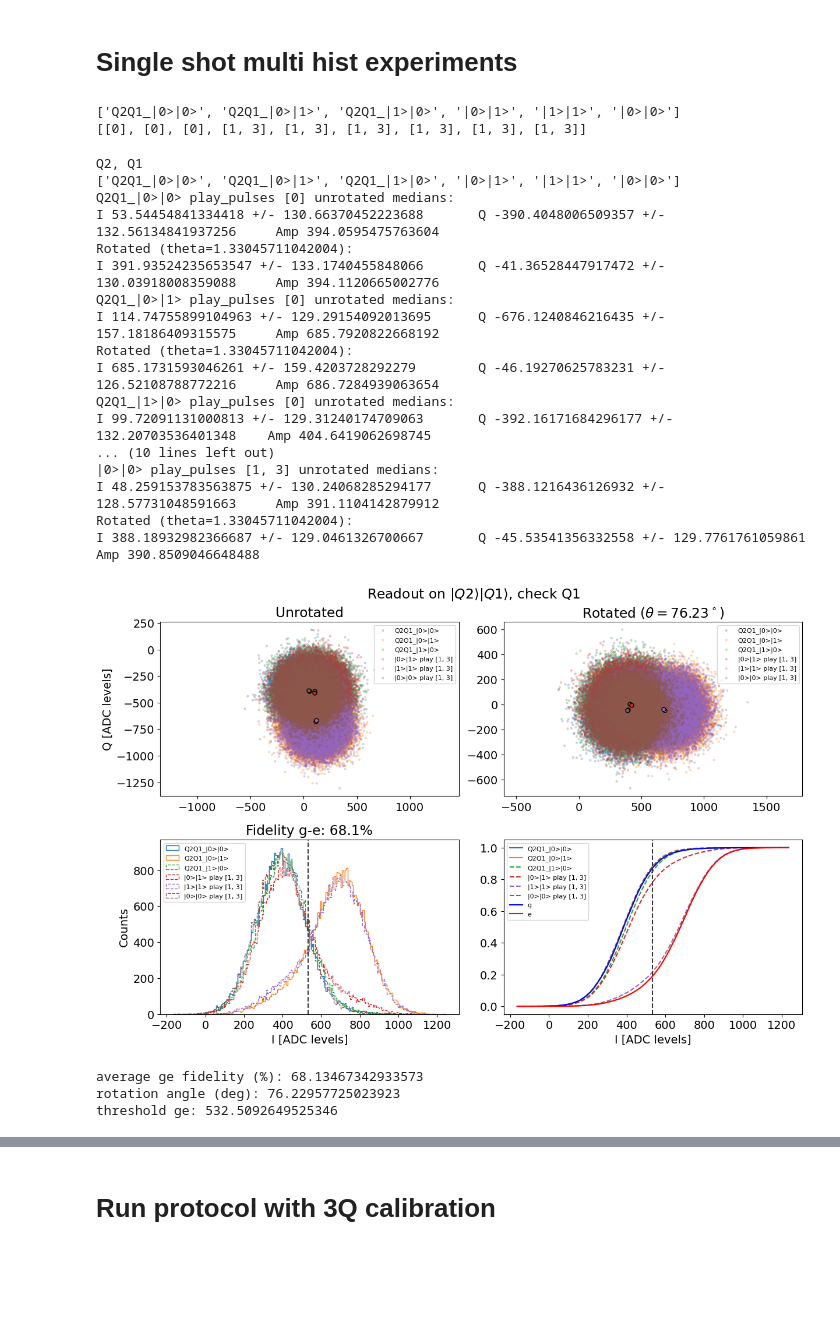
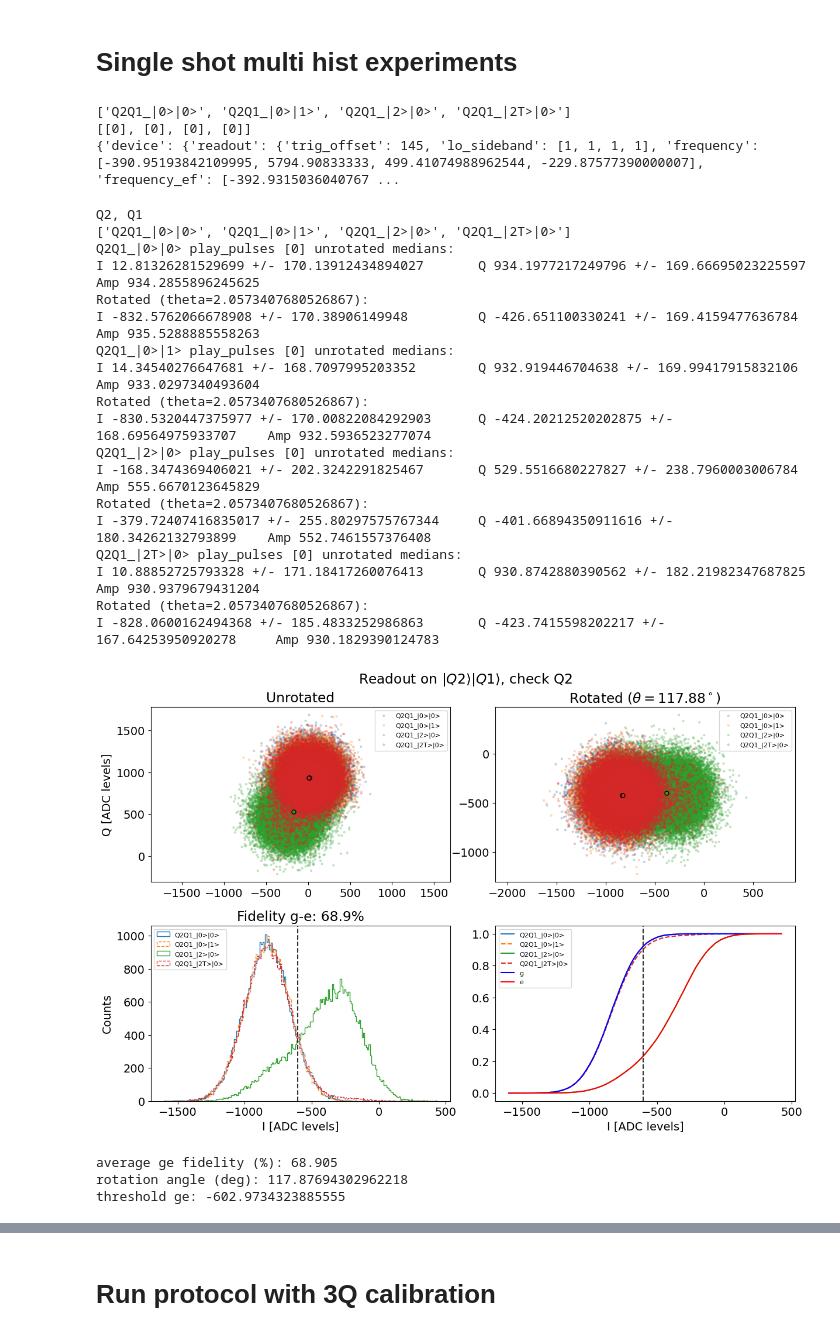
Before and after one commit to SchusterLab/qram_tprocv1_expts, a Jupyter notebook: qram_protocol_sandbox.ipynb, the cells around one changed output, grey strips where cells are left out. Saved outputs shown, nothing was run; the diff lists cells and outputs as text; code cells hidden in the pictures; blank space fills up the shorter version.

```diff
--- a/qram_protocol_sandbox.ipynb
+++ b/qram_protocol_sandbox.ipynb
@@ -201,15 +201,20 @@ qramExpt = meas.QramProtocolSingleShotExperiment(
 # always going to check |Qx>|Q1>
 q_other = 2 # Qx
 
-check_states = ['|0>|0>', '|0>|1>',  '|1>|0>'] # for calibration angle: prepare variations on Qx and Q1
+# check_states = ['|0>|0>', '|0>|1>',  '|1>|0>'] # for calibration angle: prepare variations on Qx and Q1
+check_states = ['|0>|0>', '|0>|1>',  '|2>|0>'] # for calibration angle: prepare variations on Qx and Q1
 if q_other != 0:
     for i in range(len(check_states)):
         check_states[i] = f'Q{q_other}Q1_' + check_states[i]
-play_pulses_list = [[0] for i in range(3)]
+play_pulses_list = [[0] for i in range(len(check_states))]
 
 # check_states = ['|0>|0>', '|0>|1>', '|1>|0>', '|1>|1>', '|0+1>|0>', '|0+1>|1>', '|0>|0+1>', '|1>|0+1>']
-check_states += ['|0>|1>', '|1>|1>', '|0>|0>'] # initialize on Q0, Q1
-play_pulses_list += [[1, 3] for i in range(len(check_states))]
+# check_states_with_init = ['|0>|1>', '|1>|1>', '|0>|0>']
+# check_states_with_init = ['|0>|1>']
+check_states_with_init = [f'Q{q_other}Q1_|2T>|0>']
+check_states += check_states_with_init # initialize on Q0, Q1
+play_pulses_list += [[0] for i in range(len(check_states_with_init))]
+# play_pulses_list += [[1] for i in range(len(check_states_with_init))]
 
 
 # check_states = ['|0>|1>', '|1>|1>', '|0>|0>']
@@ -224,11 +229,18 @@ qramExpt.cfg.expt = dict(
     play_pulses_list=play_pulses_list,
     reps=40000, # number of reps per time step,
     q_other=q_other,
+
+    # cool_qubits=[0, 1, 2],
+    # cool_qubits=None,
 )
+
+# print('using readout frequency for ef distinguishing')
+qramExpt.cfg.device.readout.frequency[q_other] = qramExpt.cfg.device.readout.frequency_ef[q_other]
+qramExpt.cfg.device.readout.readout_length[q_other] = qramExpt.cfg.device.readout.readout_length_ef[q_other]
 
 # qramExpt.cfg.device.readout.relax_delay = [10, 10, 10, 10] # Wait time between experiments [us]
 
-# print(qramExpt.cfg)
+print(qramExpt.cfg)
 
 import Pyro4.util
 try:
@@ -237,54 +249,56 @@ except Exception:
     print("Pyro traceback:")
     print("".join(Pyro4.util.getPyroTraceback()))
 # %% [output]
-['Q2Q1_|0>|0>', 'Q2Q1_|0>|1>', 'Q2Q1_|1>|0>', '|0>|1>', '|1>|1>', '|0>|0>']
-[[0], [0], [0], [1, 3], [1, 3], [1, 3], [1, 3], [1, 3], [1, 3]]
+['Q2Q1_|0>|0>', 'Q2Q1_|0>|1>', 'Q2Q1_|2>|0>', 'Q2Q1_|2T>|0>']
+[[0], [0], [0], [0]]
+{'device': {'readout': {'trig_offset': 145, 'lo_sideband': [1, 1, 1, 1], 'frequency': [-390.95193842109995, 5794.90833333, 499.41074988962544, -229.87577390000007], 'frequency_ef': [-392.9315036040767 ...
 # %%
 # TESTING
 # qramExpt = meas.QramProtocolSingleShotExperiment(config_file=config_path,)
 # temp_data, attrs = prev_data(expt_path, '00000_QramSingleShotHist.h5')
 # qramExpt.data = temp_data
 # qramExpt.cfg = AttrDict(attrs['config'])
 # check_states = qramExpt.cfg.expt.check_states
 # if check_states[0][2:5] == 'Q1_': q_other = int(check_states[0][1])
 # else: q_other = 0
 
 
-# check_qubit = q_other
-check_qubit = 1
+check_qubit = q_other
+# check_qubit = 1
 
 # Define the states to use for the rotation of g/e
 if check_qubit == 1:
     g_states = [0]
     e_states = [1]
 else:
     g_states = [0]
     e_states = [2]
 
 
 print(f'Q{q_other}, Q1')
 print(check_states)
 
 qramExpt.display(data=None, check_qubit=check_qubit, qubits=[q_other, 1], play_pulses_list=qramExpt.cfg.expt.play_pulses_list, theta=None, check_states=check_states, g_states=g_states, e_states=e_states, verbose=True)
 # %% [output]
 Q2, Q1
-['Q2Q1_|0>|0>', 'Q2Q1_|0>|1>', 'Q2Q1_|1>|0>', '|0>|1>', '|1>|1>', '|0>|0>']
+['Q2Q1_|0>|0>', 'Q2Q1_|0>|1>', 'Q2Q1_|2>|0>', 'Q2Q1_|2T>|0>']
 Q2Q1_|0>|0> play_pulses [0] unrotated medians:
-I 53.54454841334418 +/- 130.66370452223688       Q -390.4048006509357 +/- 132.56134841937256     Amp 394.0595475763604
-Rotated (theta=1.33045711042004):
-I 391.93524235653547 +/- 133.1740455848066       Q -41.36528447917472 +/- 130.03918008359088     Amp 394.1120665002776
+I 12.81326281529699 +/- 170.13912434894027       Q 934.1977217249796 +/- 169.66695023225597      Amp 934.2855896245625
+Rotated (theta=2.0573407680526867):
+I -832.5762066678908 +/- 170.38906149948         Q -426.651100330241 +/- 169.4159477636784       Amp 935.5288885558263
 Q2Q1_|0>|1> play_pulses [0] unrotated medians:
-I 114.74755899104963 +/- 129.29154092013695      Q -676.1240846216435 +/- 157.18186409315575     Amp 685.7920822668192
-Rotated (theta=1.33045711042004):
-I 685.1731593046261 +/- 159.4203728292279        Q -46.19270625783231 +/- 126.52108788772216     Amp 686.7284939063654
-Q2Q1_|1>|0> play_pulses [0] unrotated medians:
-I 99.72091131000813 +/- 129.31240174709063       Q -392.16171684296177 +/- 132.20703536401348    Amp 404.6419062698745
-... (10 lines left out)
-|0>|0> play_pulses [1, 3] unrotated medians:
-I 48.259153783563875 +/- 130.24068285294177      Q -388.1216436126932 +/- 128.57731048591663     Amp 391.1104142879912
-Rotated (theta=1.33045711042004):
-I 388.18932982366687 +/- 129.0461326700667       Q -45.53541356332558 +/- 129.7761761059861      Amp 390.8509046648488
+I 14.34540276647681 +/- 168.7097995203352        Q 932.919446704638 +/- 169.99417915832106       Amp 933.0297340493604
+Rotated (theta=2.0573407680526867):
+I -830.5320447375977 +/- 170.00822084292903      Q -424.20212520202875 +/- 168.69564975933707    Amp 932.5936523277074
+Q2Q1_|2>|0> play_pulses [0] unrotated medians:
+I -168.3474369406021 +/- 202.3242291825467       Q 529.5516680227827 +/- 238.7960003006784       Amp 555.6670123645829
+Rotated (theta=2.0573407680526867):
+I -379.72407416835017 +/- 255.80297575767344     Q -401.66894350911616 +/- 180.34262132793899    Amp 552.7461557376408
+Q2Q1_|2T>|0> play_pulses [0] unrotated medians:
+I 10.88852725793328 +/- 171.18417260076413       Q 930.8742880390562 +/- 182.21982347687825      Amp 930.9379679431204
+Rotated (theta=2.0573407680526867):
+I -828.0600162494368 +/- 185.4833252986863       Q -423.7415598202217 +/- 167.64253950920278     Amp 930.1829390124783
-[figure, old version]
+[figure, new version]
-average ge fidelity (%): 68.13467342933573
-rotation angle (deg): 76.22957725023923
-threshold ge: 532.5092649525346
+average ge fidelity (%): 68.905
+rotation angle (deg): 117.87694302962218
+threshold ge: -602.9734323885555
```
Also changed, not shown: parts of 3 cells of this notebook, 22 other files.
